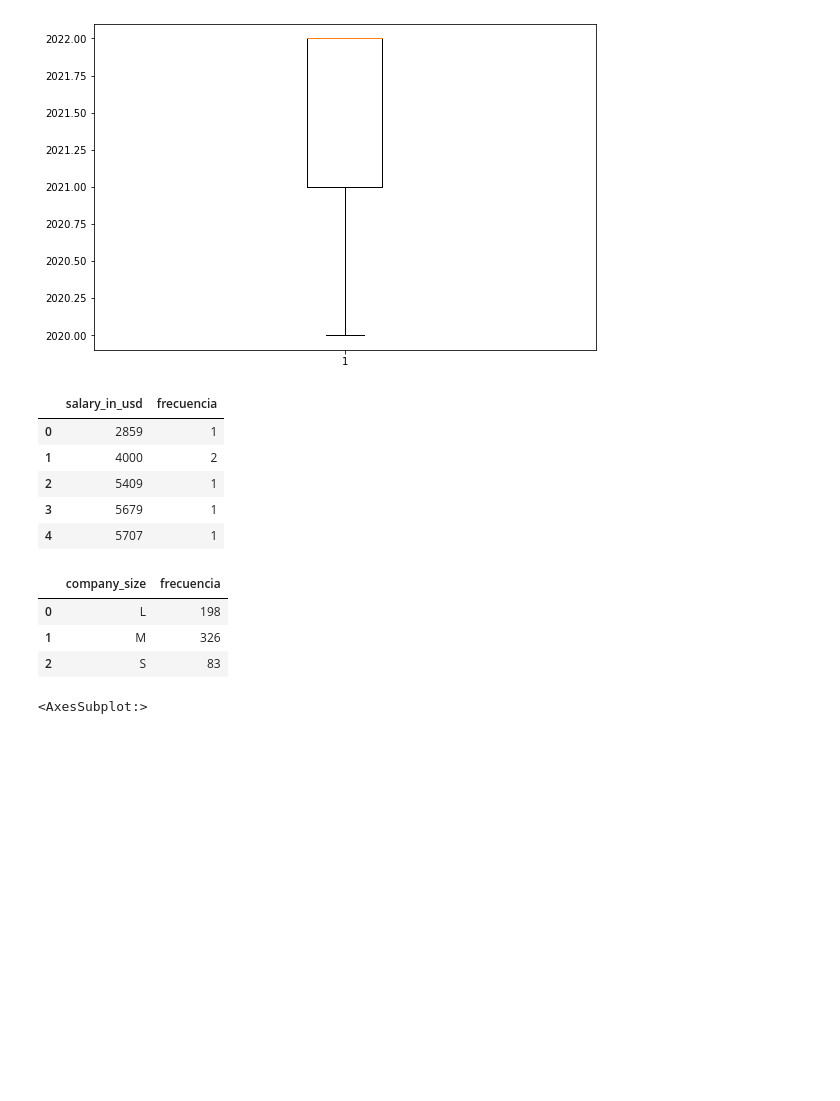
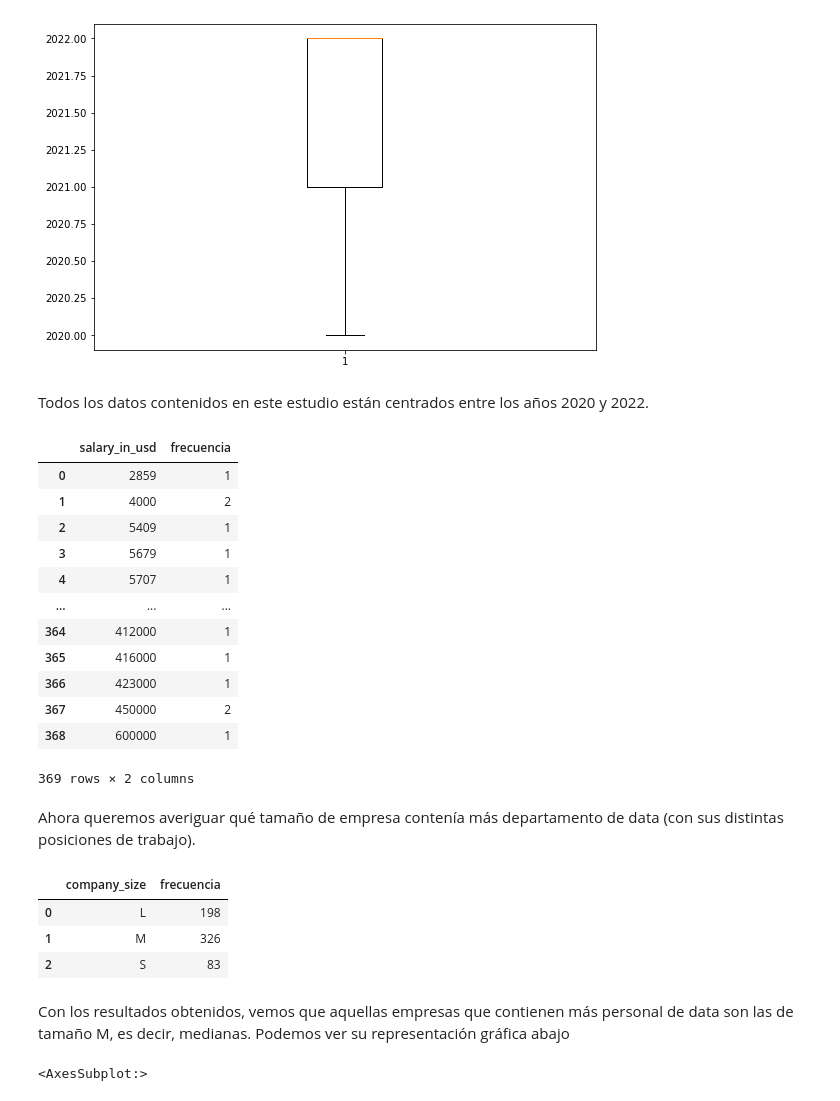
Before and after one commit to Adalab/DA-PROMO-B-MODULO1-SPRINT2-NATALIA-PAULA, a Jupyter notebook: ESTADÍSTICA/Estadistica2.ipynb, the cells around one changed output. Saved outputs shown, nothing was run; the diff lists cells and outputs as text; code cells hidden in the pictures; blank space fills up the shorter version.

```diff
--- a/ESTADÍSTICA/Estadistica2.ipynb
+++ b/ESTADÍSTICA/Estadistica2.ipynb
@@ -119,19 +128,30 @@ ax = fig.add_subplot(1,1,1)
 bp = ax.boxplot([b])
 # %% [output]
 [figure]
+# %% [markdown]
+Todos los datos contenidos en este estudio están centrados entre los años 2020 y 2022.
 # %%
 # frecuencia de salary_in_usd
 frec_usd = df.groupby('salary_in_usd')
 frec_usd.size()
 df_salary = frec_usd.size().reset_index(name='frecuencia')
-df_salary.head()
+df_salary
 # %% [output]
 |  | salary_in_usd | frecuencia |
 | 0 | 2859 | 1 |
 | 1 | 4000 | 2 |
 | 2 | 5409 | 1 |
 | 3 | 5679 | 1 |
 | 4 | 5707 | 1 |
+| ... | ... | ... |
+| 364 | 412000 | 1 |
+| 365 | 416000 | 1 |
+| 366 | 423000 | 1 |
+| 367 | 450000 | 2 |
+| 368 | 600000 | 1 |
+369 rows × 2 columns
+# %% [markdown]
+Ahora queremos averiguar qué tamaño de empresa contenía más departamento de data (con sus distintas posiciones de trabajo).
 # %%
 #frecuencia de company_size
 frec_size = df.groupby('company_size')
@@ -143,6 +163,9 @@ df_size.head()
 | 0 | L | 198 |
 | 1 | M | 326 |
 | 2 | S | 83 |
+# %% [markdown]
+Con los resultados obtenidos, vemos que aquellas empresas que contienen más personal de data son las de tamaño M, es decir, medianas.
+Podemos ver su representación gráfica abajo
 # %%
 plt.rcdefaults()
 df_size.plot.bar()
```
Also changed, not shown: parts of 6 cells of this notebook, 1 other file.
